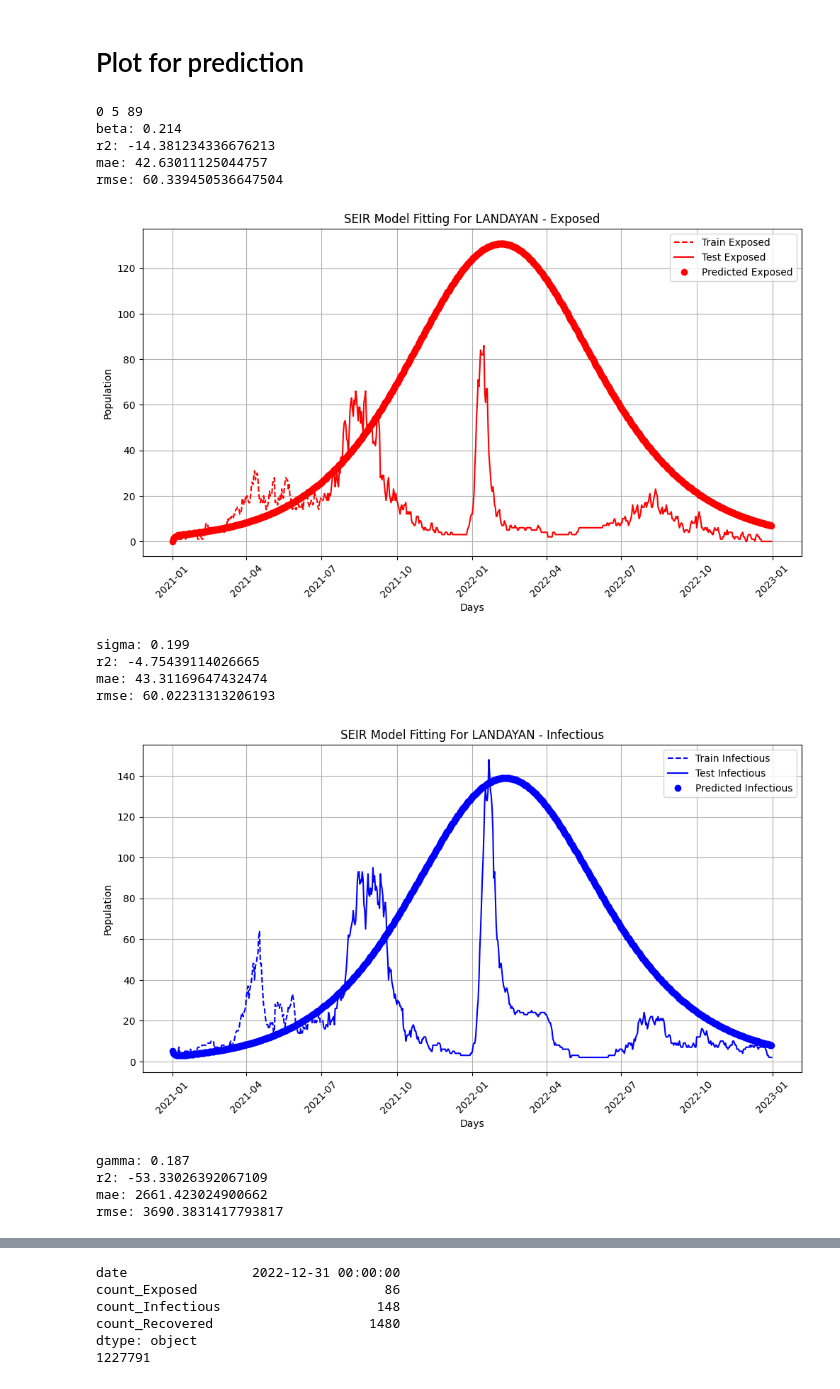
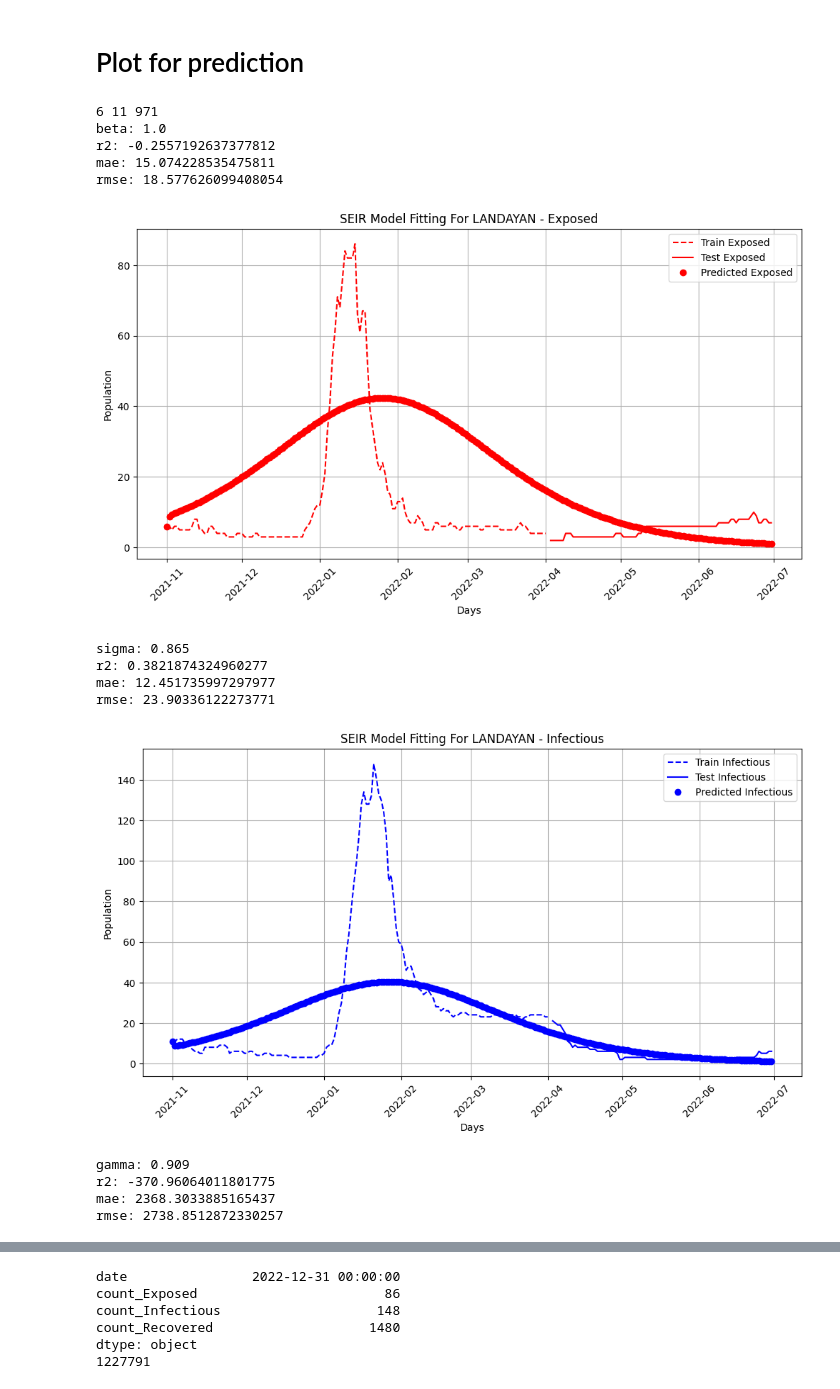
Before and after one commit to j-r-myG/SEIR_Modelling, a Jupyter notebook: sim_anneal_v2.ipynb, the cells around one changed output, grey strips where cells are left out. Drawn from its saved outputs; the diff is of its cells as text; code cells hidden in the pictures.

```diff
--- a/sim_anneal_v2.ipynb
+++ b/sim_anneal_v2.ipynb
@@ -186,10 +206,10 @@ brgy_name = "LANDAYAN"
 main_df: pd.DataFrame = load_df("CITY_OF_SAN_PEDRO_processed.csv")
 main_observed: pd.DataFrame = load_observed(main_df, brgy_name) # Change to check for other Brgys.
 
-train_data = main_observed[(main_observed['date'] >= '01/01/2021') & (main_observed['date'] <= '07/01/2021')]
-test_data = main_observed[(main_observed['date'] > '07/02/2021') & (main_observed['date'] <= '12/31/2022')]
+train_data = main_observed[(main_observed['date'] >= '11/01/2021') & (main_observed['date'] <= '04/01/2022')]
+test_data = main_observed[(main_observed['date'] > '04/02/2022') & (main_observed['date'] <= '06/30/2022')]
 
-df_observed_data = main_observed[(main_observed['date'] >= '01/01/2021') & (main_observed['date'] <= '12/31/2022')]
+df_observed_data = main_observed[(main_observed['date'] >= '11/01/2021') & (main_observed['date'] <= '06/30/2022')]
 # %%
 # Initial parameters
 #N = df_observed_data[['count_Exposed', 'count_Infectious', 'count_Recovered']].max().max()
@@ -244,21 +263,20 @@ best rmse: 10.291
 # Plot for prediction
 # %%
 '''
-Final Temp = 1.0525946458019018
-Best Cost = 0.327
+Final Temp = 1.0100942081198105
+Best Cost = 0.164
 
 Prameters:
-beta: 0.214
-sigma: 0.199
-gamma:0.187
+beta: 1.000
+sigma: 0.865
+gamma:0.909
 
 Metrics:
-best r2: 0.084
-best mae: 6.653
-best rmse: 10.108
+best mae: 18.506
+best rmse: 29.990
 '''
 
-o_beta, o_sigma, o_gamma = 0.214 , 0.199, 0.187 # from best params
+o_beta, o_sigma, o_gamma = 1.000, 0.865, 0.909 # from best params
 
 observed_main = df_observed_data.copy()
 observed_test = df_observed_data.copy() # maybe change to test data
@@ -325,45 +343,45 @@ plt.figure(figsize=(12, 6))
 #plt.plot(plot_prediction['date'], plot_prediction['S'], 'y--', label='Susceptible')
 plt.plot(plot_actual['date_train'], plot_actual['train_infectious'], 'b--', label='Train Infectious')
 plt.plot(plot_actual['date_test'], plot_actual['test_infectious'], 'b-', label='Test Infectious')
 plt.plot(plot_prediction['date'], plot_prediction['I'], 'bo', label='Predicted Infectious')
 plt.xlabel('Days')
 plt.ylabel('Population')
 plt.legend()
 plt.xticks(rotation=45)
 plt.title(f'SEIR Model Fitting For {brgy_name} - Infectious')
 plt.grid(True)
 plt.show()
 
 # Recovered
 r2_recovered = r2_score(observed_test['count_Recovered'], r)
 mae_recovered = mean_absolute_error(observed_test['count_Recovered'], r)
 rmse_recovered = np.sqrt(mean_squared_error(observed_test['count_Recovered'], r))
 print(f"gamma: {o_gamma} \nr2: {r2_recovered} \nmae: {mae_recovered} \nrmse: {rmse_recovered}")
 plt.figure(figsize=(12, 6))
 #plt.plot(plot_prediction['date'], plot_prediction['S'], 'y--', label='Susceptible')
 plt.plot(plot_actual['date_train'], plot_actual['train_recovered'], 'g--', label='Train Recovered')
 plt.plot(plot_actual['date_test'], plot_actual['test_recovered'], 'g-', label='Test Recovered')
 plt.plot(plot_prediction['date'], plot_prediction['R'], 'go', label='Predicted Recovered')
 plt.xlabel('Days')
 plt.ylabel('Population')
 plt.legend()
 plt.xticks(rotation=45)
 plt.title(f'SEIR Model Fitting For {brgy_name} - Recovered')
 plt.grid(True)
 plt.show()
 # %% [output]
-0 5 89
-beta: 0.214
-r2: -14.381234336676213
-mae: 42.63011125044757
-rmse: 60.339450536647504
+6 11 971
+beta: 1.0
+r2: -0.2557192637377812
+mae: 15.074228535475811
+rmse: 18.577626099408054
-[figure, old version]
+[figure, new version]
-sigma: 0.199
-r2: -4.75439114026665
-mae: 43.31169647432474
-rmse: 60.02231313206193
+sigma: 0.865
+r2: 0.3821874324960277
+mae: 12.451735997297977
+rmse: 23.90336122273771
-[figure, old version]
+[figure, new version]
-gamma: 0.187
-r2: -53.33026392067109
-mae: 2661.423024900662
-rmse: 3690.3831417793817
+gamma: 0.909
+r2: -370.96064011801775
+mae: 2368.3033885165437
+rmse: 2738.8512872330257
```
Also changed, not shown: parts of 3 cells of this notebook, 3 other files.
